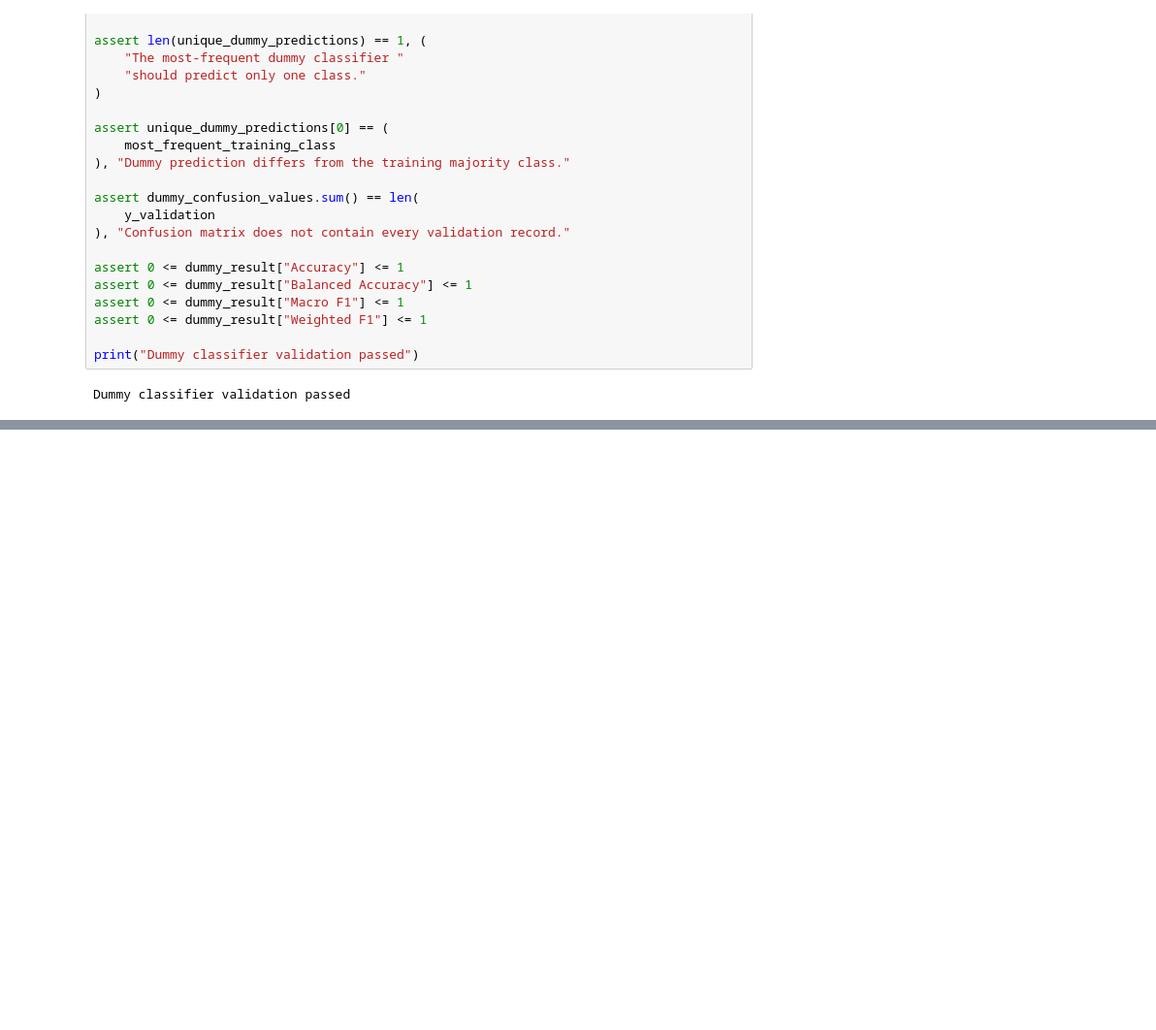
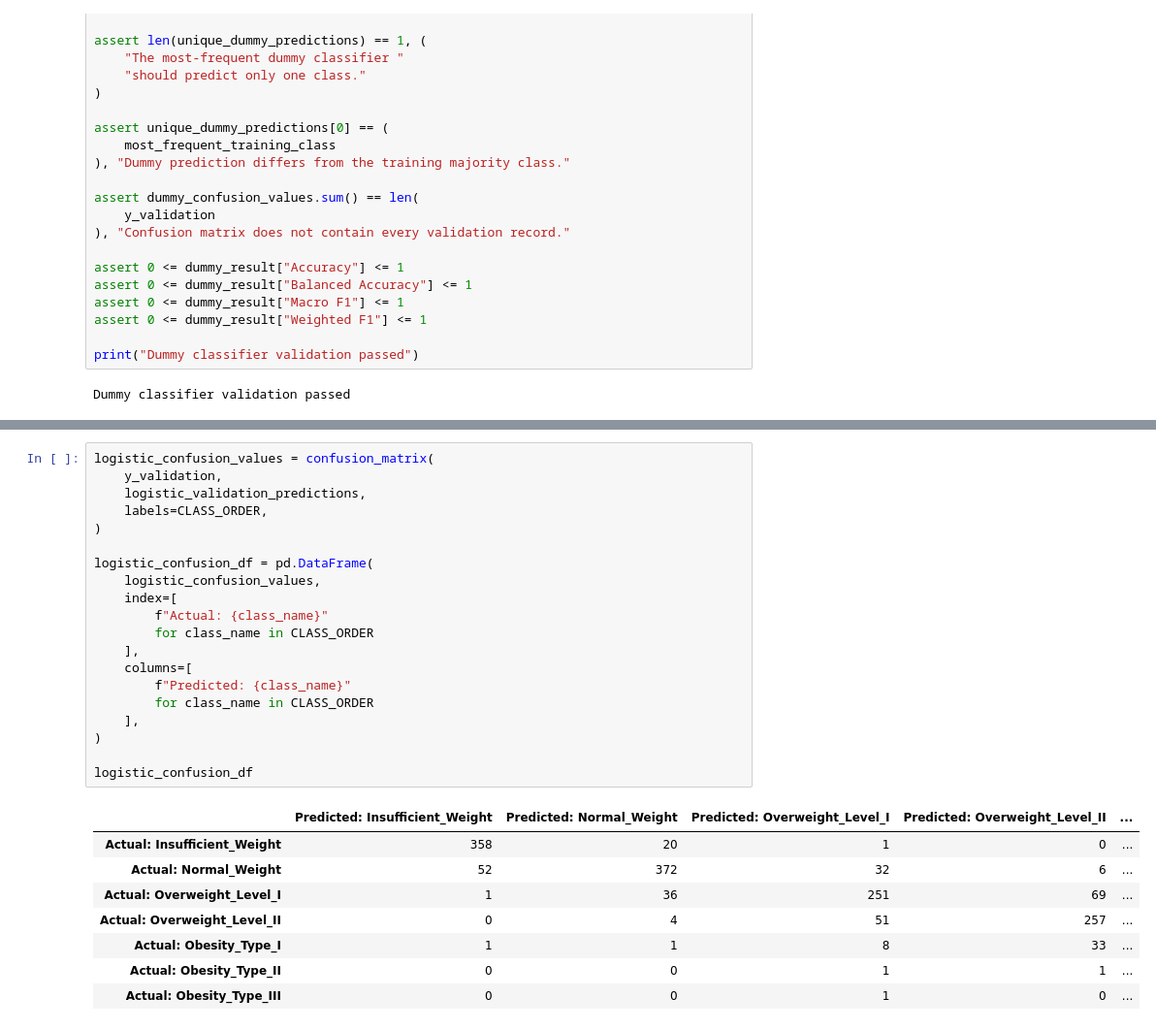
Before and after one commit to SMCodeX7/Obesity-Risk-Intelligence-System, a Jupyter notebook: notebooks/04_baseline_models.ipynb, the cells around one changed output, grey strips where cells are left out. Shown at 97% size. Cells and saved outputs as stored; diff of their text form; blank space fills up the shorter version.

```diff
--- a/notebooks/04_baseline_models.ipynb
+++ b/notebooks/04_baseline_models.ipynb
@@ -484,0 +767,29 @@ Dummy classifier validation passed
+# %%
+logistic_confusion_values = confusion_matrix(
+    y_validation,
+    logistic_validation_predictions,
+    labels=CLASS_ORDER,
+)
+
+logistic_confusion_df = pd.DataFrame(
+    logistic_confusion_values,
+    index=[
+        f"Actual: {class_name}"
+        for class_name in CLASS_ORDER
+    ],
+    columns=[
+        f"Predicted: {class_name}"
+        for class_name in CLASS_ORDER
+    ],
+)
+
+logistic_confusion_df
+# %% [output]
+|  | Predicted: Insufficient_Weight | Predicted: Normal_Weight | Predicted: Overweight_Level_I | Predicted: Overweight_Level_II | ... |
+| Actual: Insufficient_Weight | 358 | 20 | 1 | 0 | ... |
+| Actual: Normal_Weight | 52 | 372 | 32 | 6 | ... |
+| Actual: Overweight_Level_I | 1 | 36 | 251 | 69 | ... |
+| Actual: Overweight_Level_II | 0 | 4 | 51 | 257 | ... |
+| Actual: Obesity_Type_I | 1 | 1 | 8 | 33 | ... |
+| Actual: Obesity_Type_II | 0 | 0 | 1 | 1 | ... |
+| Actual: Obesity_Type_III | 0 | 0 | 1 | 0 | ... |
```
Also changed, not shown: parts of 15 cells of this notebook.
